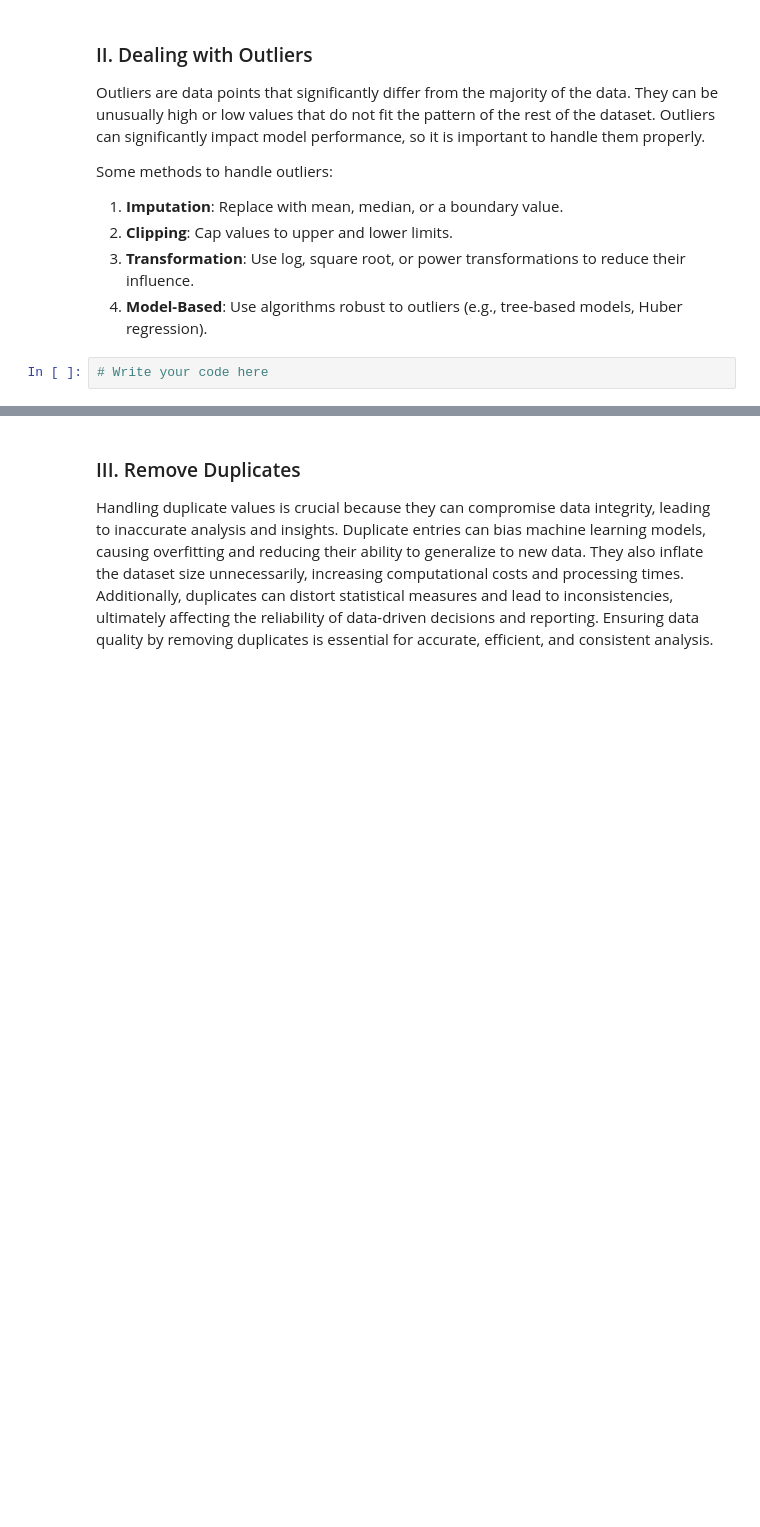
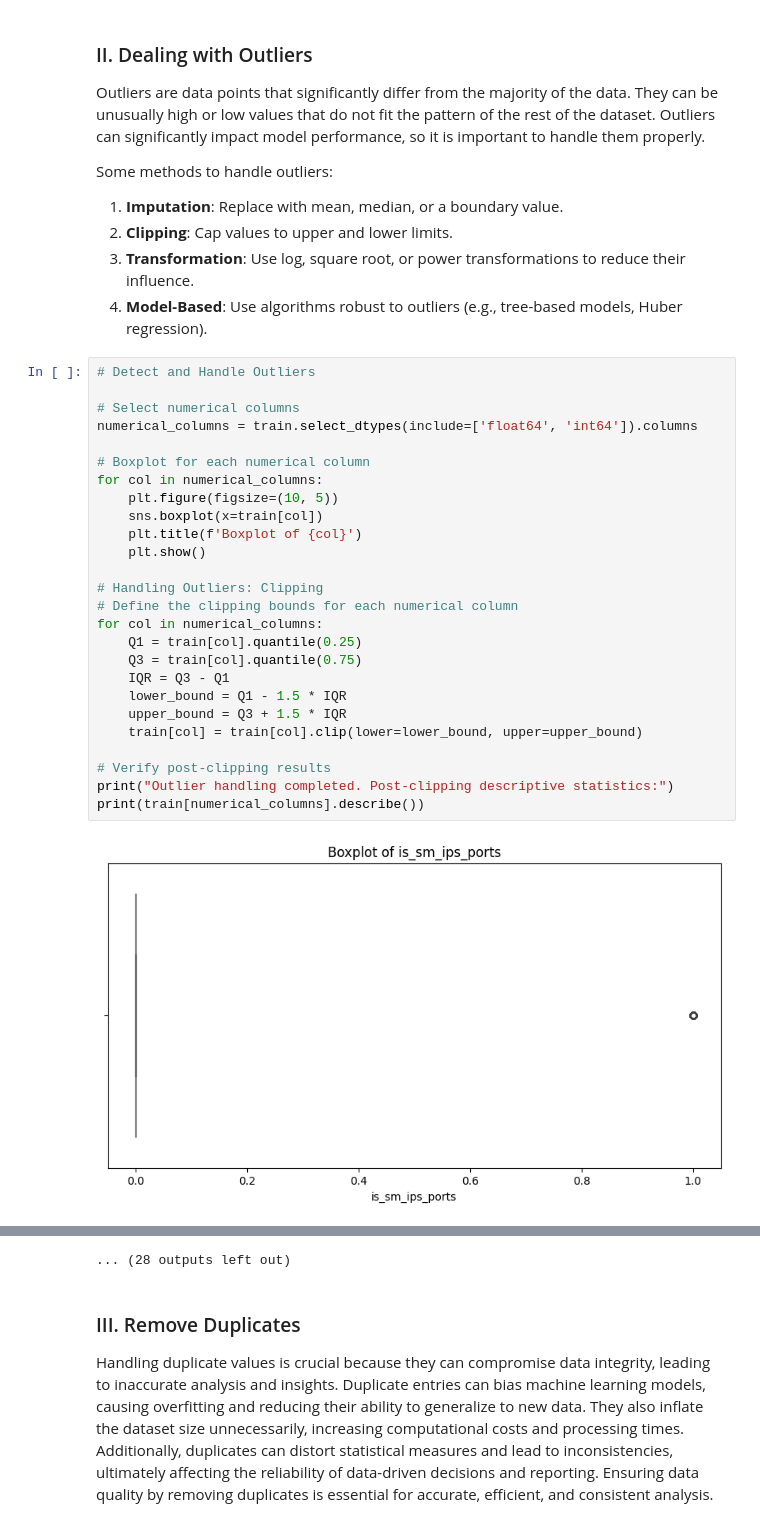
Before and after one commit to amaliap21/Data-Enjoyer, a Jupyter notebook: src/IF3170_Artificial_Intelligence___Tugas_Besar_2_Notebook_Template.ipynb, the cells around one changed output, grey strips where cells are left out. Drawn from its saved outputs; the diff is of its cells as text; blank space fills up the shorter version.

```diff
--- a/src/IF3170_Artificial_Intelligence___Tugas_Besar_2_Notebook_Template.ipynb
+++ b/src/IF3170_Artificial_Intelligence___Tugas_Besar_2_Notebook_Template.ipynb
@@ -331,5 +324,31 @@ Some methods to handle outliers:
 2. **Clipping**: Cap values to upper and lower limits.
 3. **Transformation**: Use log, square root, or power transformations to reduce their influence.
 4. **Model-Based**: Use algorithms robust to outliers (e.g., tree-based models, Huber regression).
-# %%
-# Write your code here
+# %%
+# Detect and Handle Outliers
+
+# Select numerical columns
+numerical_columns = train.select_dtypes(include=['float64', 'int64']).columns
+
+# Boxplot for each numerical column
+for col in numerical_columns:
+    plt.figure(figsize=(10, 5))
+    sns.boxplot(x=train[col])
+    plt.title(f'Boxplot of {col}')
+    plt.show()
+
+# Handling Outliers: Clipping
+# Define the clipping bounds for each numerical column
+for col in numerical_columns:
+    Q1 = train[col].quantile(0.25)
+    Q3 = train[col].quantile(0.75)
+    IQR = Q3 - Q1
+    lower_bound = Q1 - 1.5 * IQR
+    upper_bound = Q3 + 1.5 * IQR
+    train[col] = train[col].clip(lower=lower_bound, upper=upper_bound)
+
+# Verify post-clipping results
+print("Outlier handling completed. Post-clipping descriptive statistics:")
+print(train[numerical_columns].describe())
+# %% [output]
+[figure, added]
@@ -336,3 +366,4 @@ Some methods to handle outliers:
+... (28 outputs left out)
 # %% [markdown]
 ### III. Remove Duplicates
 Handling duplicate values is crucial because they can compromise data integrity, leading to inaccurate analysis and insights. Duplicate entries can bias machine learning models, causing overfitting and reducing their ability to generalize to new data. They also inflate the dataset size unnecessarily, increasing computational costs and processing times. Additionally, duplicates can distort statistical measures and lead to inconsistencies, ultimately affecting the reliability of data-driven decisions and reporting. Ensuring data quality by removing duplicates is essential for accurate, efficient, and consistent analysis.
```
Also changed, not shown: parts of 12 cells of this notebook, 2 other files.
